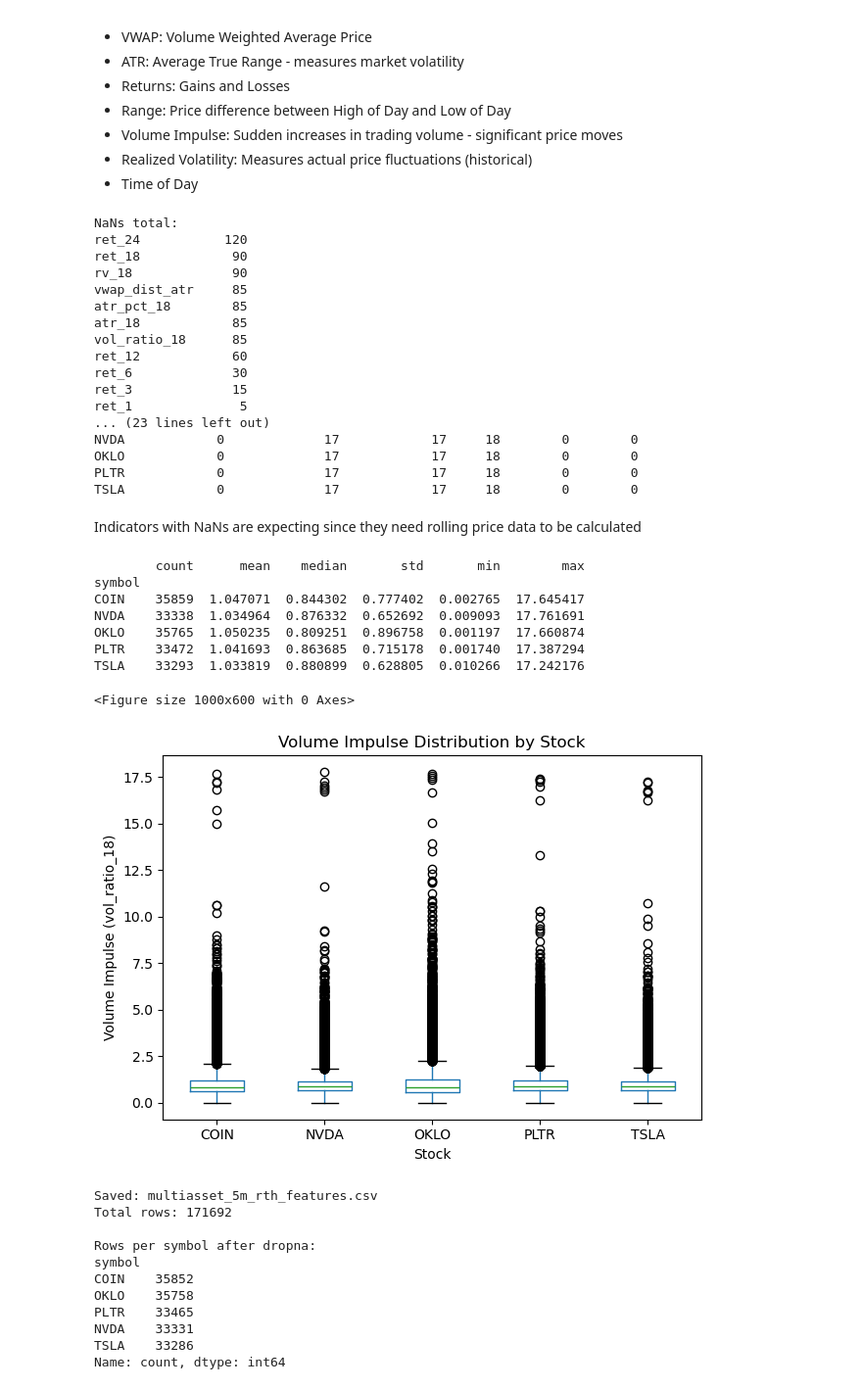
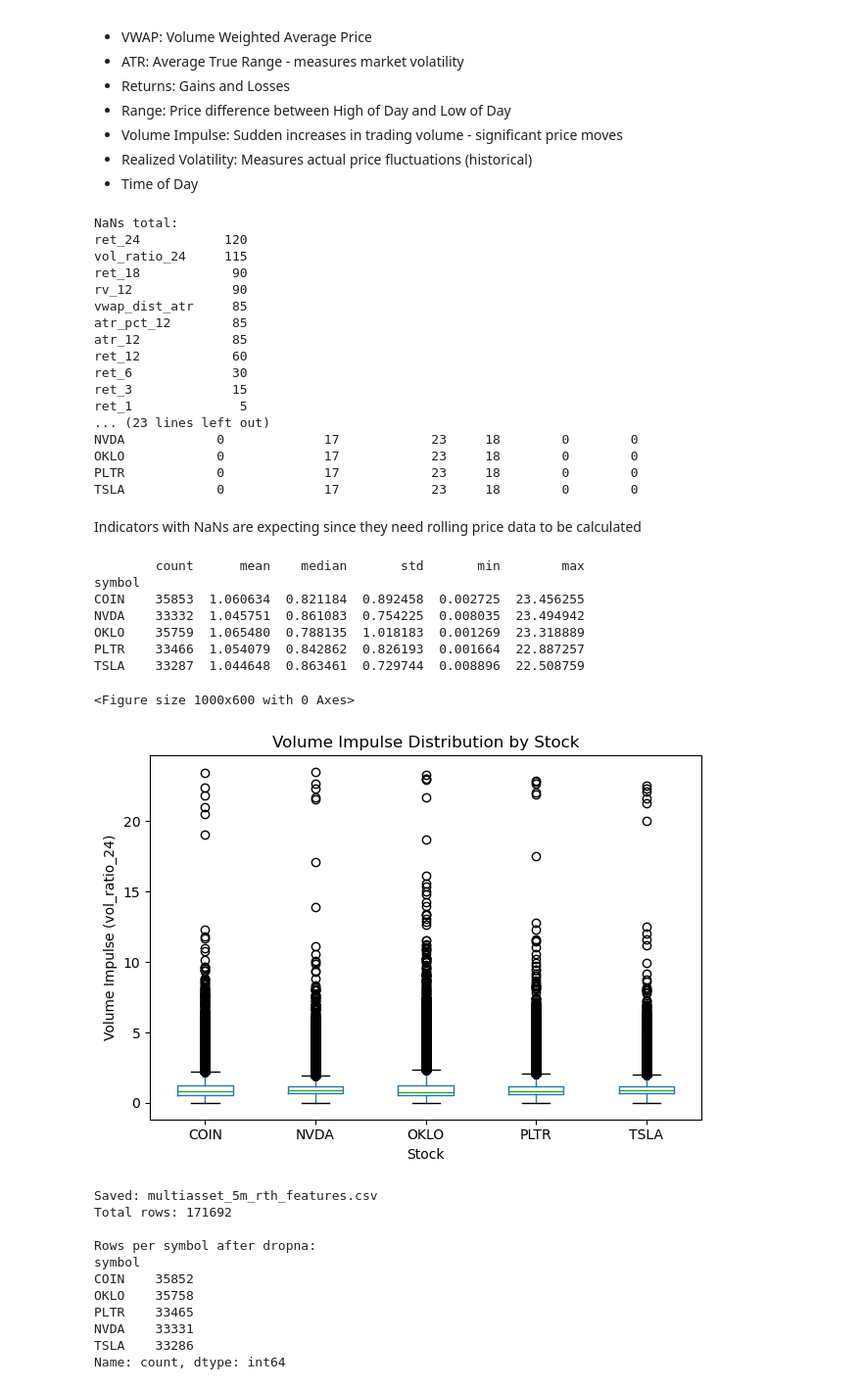
Before and after one commit to navanodonavan/Adaptive_Scalping_Parameter_Optimizer_ML_MSAAI590, a Jupyter notebook: 0.1 EDA Feature Engineering.ipynb, the cells around one changed output. Shown at 98% size. Drawn from its saved outputs; the diff is of its cells as text; code cells hidden in the pictures.

Commit message:
updated vol_ratio_24 to use 24 bars

```diff
--- a/0.1 EDA Feature Engineering.ipynb
+++ b/0.1 EDA Feature Engineering.ipynb
@@ -316,9 +316,9 @@ tr = pd.concat(
      (df["low"] - prev_close).abs(),
     ],axis=1,).max(axis=1)
 
-# use 18 for 90 minutes
-df["atr_18"] = tr.groupby(df["symbol"]).rolling(18, min_periods=18).mean().reset_index(level=0, drop=True)
-df["atr_pct_18"] = df["atr_18"] / df["close"]
+# use 18 for 60 minutes
+df["atr_12"] = tr.groupby(df["symbol"]).rolling(18, min_periods=18).mean().reset_index(level=0, drop=True)
+df["atr_pct_12"] = df["atr_12"] / df["close"]
 
 # 5 minute, 15 minute, 30 minute, 60 minute, 90 minute, 120 minute returns
 df["ret_1"] = np.log(df["close"] / df.groupby("symbol")["close"].shift(1))
@@ -336,14 +336,14 @@ df["lower_wick_pct"] = (df[["open", "close"]].min(axis=1) - df["low"]) / df["clo
 
 # VWAP distance
 df["vwap_dist"] = (df["close"] - df["vwap_session"]) / df["close"]
-df["vwap_dist_atr"] = (df["close"] - df["vwap_session"]) / df["atr_18"]
+df["vwap_dist_atr"] = (df["close"] - df["vwap_session"]) / df["atr_12"]
 
-# Volume impulse, 90 minutes of data
-vol_ma18 = df.groupby("symbol")["volume"].rolling(18, min_periods=18).mean().reset_index(level=0, drop=True)
-df["vol_ratio_18"] = df["volume"] / vol_ma18
+# Volume impulse, 120 minutes of data
+vol_ma24 = df.groupby("symbol")["volume"].rolling(24, min_periods=24).mean().reset_index(level=0, drop=True)
+df["vol_ratio_24"] = df["volume"] / vol_ma24
 
-# Realized volatility, 90 minutes
-df["rv_18"] = df.groupby("symbol")["ret_1"].rolling(18, min_periods=18).std().reset_index(level=0, drop=True)
+# Realized volatility, 60 minutes
+df["rv_12"] = df.groupby("symbol")["ret_1"].rolling(18, min_periods=18).std().reset_index(level=0, drop=True)
 
 # Time of Day for cyclical  patterns
 minutes = df["ts_ny"].dt.hour * 60 + df["ts_ny"].dt.minute
@@ -356,11 +356,11 @@ df["tod_cos"] = np.cos(2 * np.pi * x)
 # %%
 # check for missing features
 feature_cols = [
-    "vwap_session","atr_18","atr_pct_18",
+    "vwap_session","atr_12","atr_pct_12",
     "ret_1","ret_3","ret_6","ret_12","ret_18","ret_24",
     "range_pct","body_pct","upper_wick_pct","lower_wick_pct",
     "vwap_dist","vwap_dist_atr",
-    "vol_ratio_18","rv_18",
+    "vol_ratio_24","rv_12",
     "tod_sin","tod_cos"
 ]
 
@@ -372,27 +372,27 @@ print(df.groupby("symbol")[feature_cols].apply(lambda x: x.isna().sum()).head())
 # %% [output]
 NaNs total:
 ret_24           120
+vol_ratio_24     115
 ret_18            90
-rv_18             90
+rv_12             90
 vwap_dist_atr     85
-atr_pct_18        85
-atr_18            85
-vol_ratio_18      85
+atr_pct_12        85
+atr_12            85
 ret_12            60
 ret_6             30
 ret_3             15
 ret_1              5
 ... (23 lines left out)
-NVDA            0             17            17     18        0        0
-OKLO            0             17            17     18        0        0
-PLTR            0             17            17     18        0        0
-TSLA            0             17            17     18        0        0
+NVDA            0             17            23     18        0        0
+OKLO            0             17            23     18        0        0
+PLTR            0             17            23     18        0        0
+TSLA            0             17            23     18        0        0
 # %% [markdown]
 Indicators with NaNs are expecting since they need rolling price data to be calculated
 # %%
 # check volume impulse summary stats
 summary = (
-    df.groupby("symbol")["vol_ratio_18"]
+    df.groupby("symbol")["vol_ratio_24"]
     .agg(["count","mean","median","std","min","max",]))
 summary.columns = ["count", "mean", "median", "std", "min", "max"]
 
@@ -400,24 +400,24 @@ print(summary)
 # %% [output]
         count      mean    median       std       min        max
 symbol
-COIN    35859  1.047071  0.844302  0.777402  0.002765  17.645417
-NVDA    33338  1.034964  0.876332  0.652692  0.009093  17.761691
-OKLO    35765  1.050235  0.809251  0.896758  0.001197  17.660874
-PLTR    33472  1.041693  0.863685  0.715178  0.001740  17.387294
-TSLA    33293  1.033819  0.880899  0.628805  0.010266  17.242176
+COIN    35853  1.060634  0.821184  0.892458  0.002725  23.456255
+NVDA    33332  1.045751  0.861083  0.754225  0.008035  23.494942
+OKLO    35759  1.065480  0.788135  1.018183  0.001269  23.318889
+PLTR    33466  1.054079  0.842862  0.826193  0.001664  22.887257
+TSLA    33287  1.044648  0.863461  0.729744  0.008896  22.508759
 # %%
 # check volume impulse distrubtion across stocks
 plt.figure(figsize=(10, 6))
-df.boxplot(column="vol_ratio_18", by="symbol", grid=False)
+df.boxplot(column="vol_ratio_24", by="symbol", grid=False)
 plt.title("Volume Impulse Distribution by Stock")
 plt.suptitle("")
 plt.xlabel("Stock")
-plt.ylabel("Volume Impulse (vol_ratio_18)")
+plt.ylabel("Volume Impulse (vol_ratio_24)")
 plt.tight_layout()
 plt.show()
 # %% [output]
 <Figure size 1000x600 with 0 Axes>
-[figure, old version]
+[figure, new version]
 # %%
 # save 5 minute RTH with features as csv
 feature_cols = [
```
Also changed, not shown: parts of 15 cells of this notebook.
